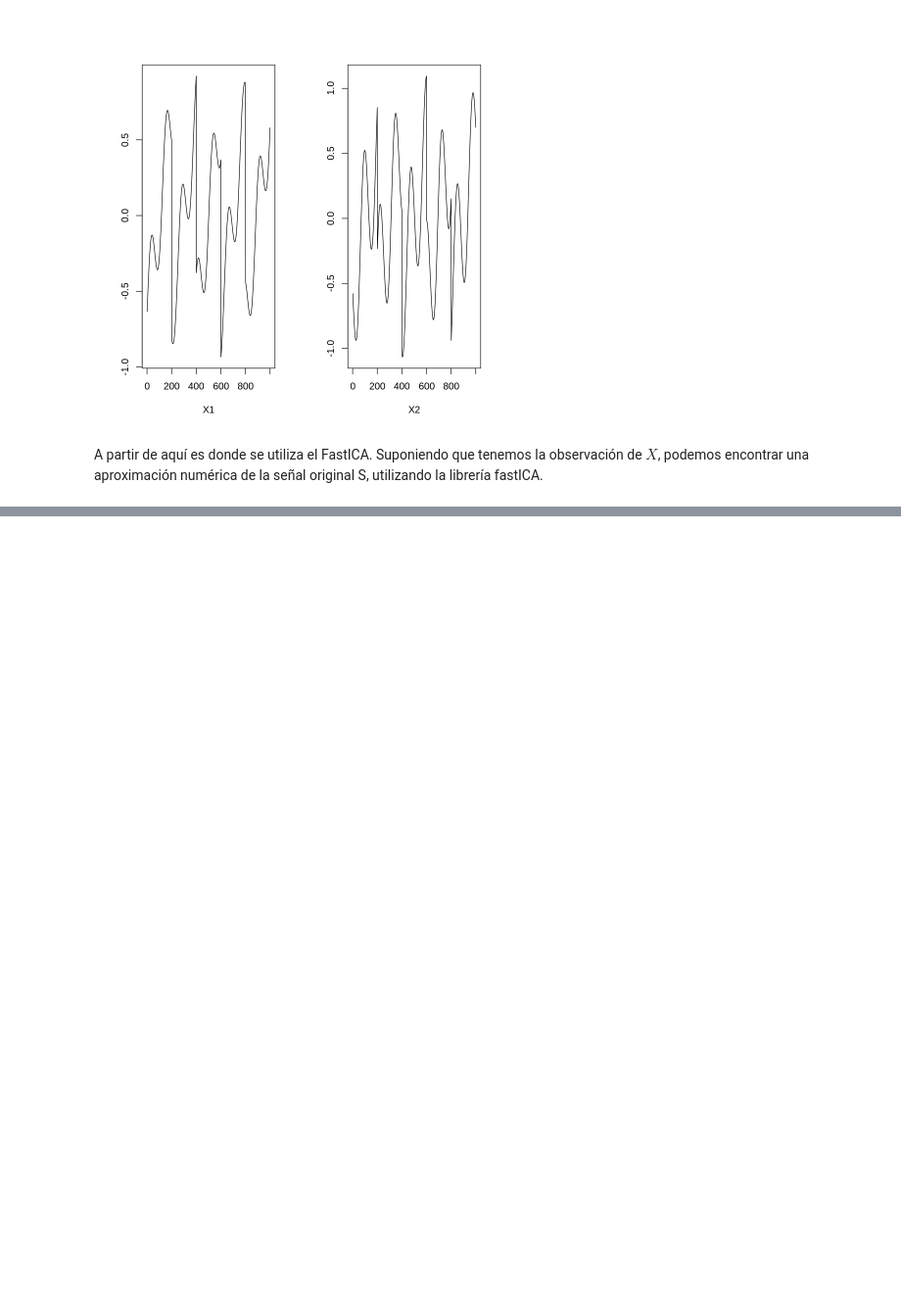
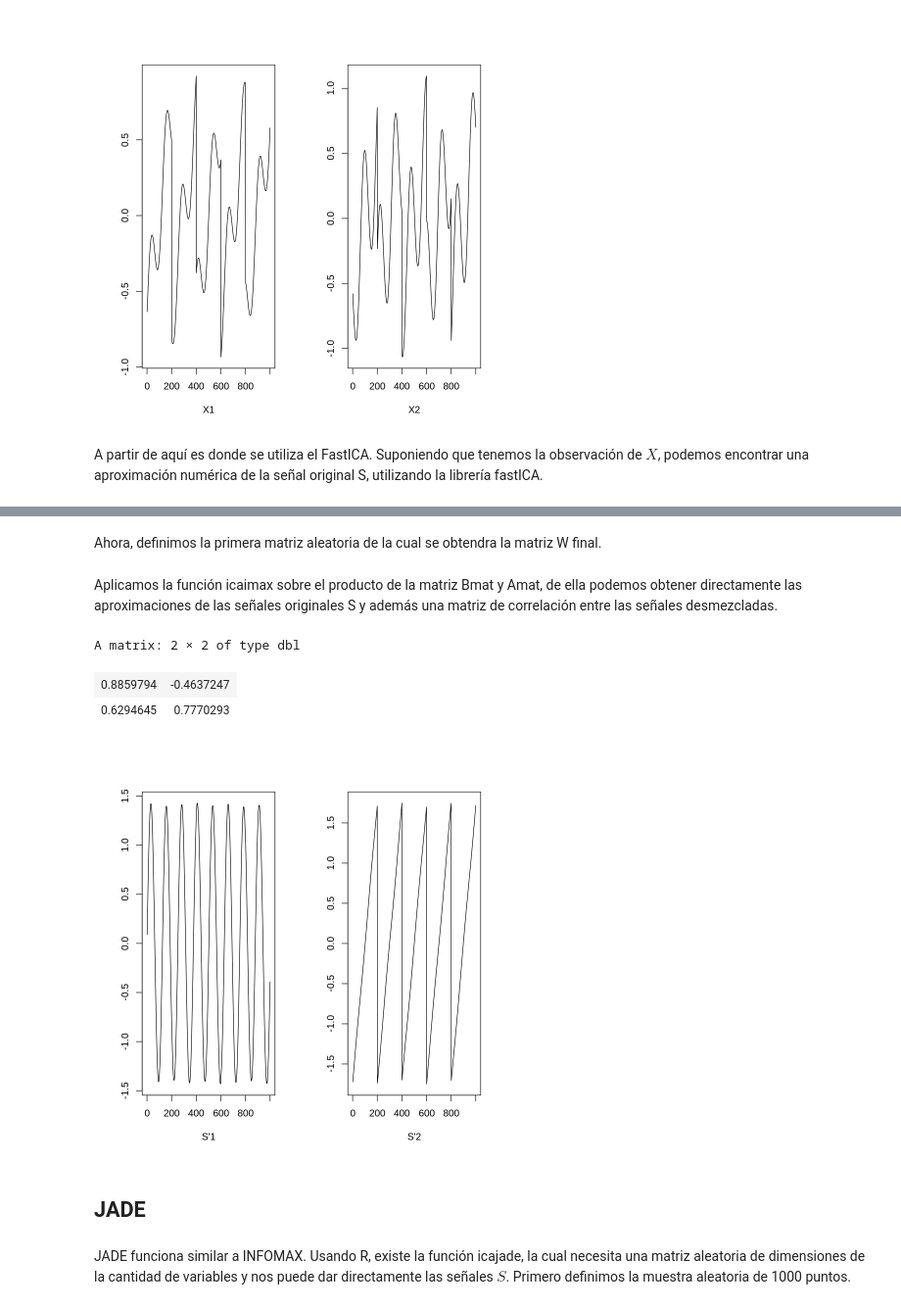
Before and after one commit to BaruchMM/Analisis-de-articulos, a Jupyter notebook: algunos_algoritmos_para_ICA.ipynb, the cells around one changed output, grey strips where cells are left out. Shown at 98% size. Saved outputs shown, nothing was run; the diff lists cells and outputs as text; code cells hidden in the pictures; blank space fills up the shorter version.

```diff
--- a/algunos_algoritmos_para_ICA.ipynb
+++ b/algunos_algoritmos_para_ICA.ipynb
@@ -56,0 +80,2 @@ plot(1:1000, a$S[,2], type = "l", xlab = "S'2", ylab = "")
+# %%
+ A <- matrix(c(0.291, 0.6557, -0.5439, 0.5572), 2, 2)
@@ -56,0 +84,5 @@ plot(1:1000, a$S[,2], type = "l", xlab = "S'2", ylab = "")
+# %%
+X <- S %*% A
+par(mfcol = c(1, 2))
+plot(1:1000, X[,1], type = "l",xlab = "X1", ylab = "")
+plot(1:1000, X[,2], type = "l", xlab = "X2", ylab = "")
@@ -56,0 +91,25 @@ plot(1:1000, a$S[,2], type = "l", xlab = "S'2", ylab = "")
+# %% [markdown]
+Ahora, definimos la primera matriz aleatoria de la cual se obtendra la matriz W final.
+# %%
+Bmat <- matrix(2*runif(200),100,2)
+# %% [markdown]
+Aplicamos la función icaimax sobre el producto de la matriz Bmat y Amat, de ella podemos obtener directamente las aproximaciones de las señales originales S y además una matriz de correlación entre las señales desmezcladas.
+# %%
+Xmat <- tcrossprod(X,Bmat)
+imod <- icaimax(Xmat,2)
+cor(X,imod$S)
+# %% [output]
+A matrix: 2 × 2 of type dbl
+| 0.8859794 | -0.4637247 |
+| 0.6294645 | 0.7770293 |
+# %%
+par(mfcol = c(1, 2))
+plot(1:1000, imod$S[,2], type = "l", xlab = "S'1", ylab = "")
+plot(1:1000, imod$S[,1], type = "l", xlab = "S'2", ylab = "")
+# %% [output]
+[figure, added]
+# %% [markdown]
+## JADE
+# %% [markdown]
+JADE funciona similar a INFOMAX. Usando R, existe la función icajade, la cual necesita una matriz aleatoria de dimensiones de la cantidad de variables y nos puede dar directamente las señales $S$.
+Primero definimos la muestra aleatoria de 1000 puntos.
```
Also changed, not shown: parts of 18 cells of this notebook.
